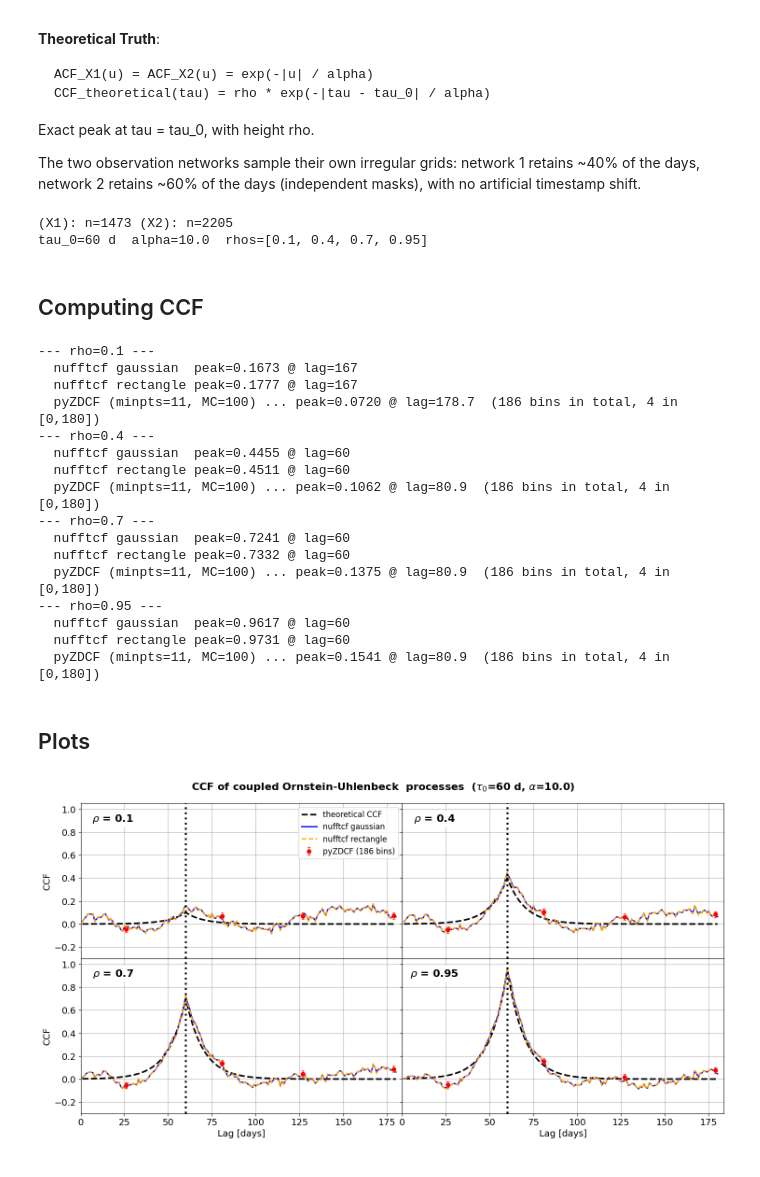
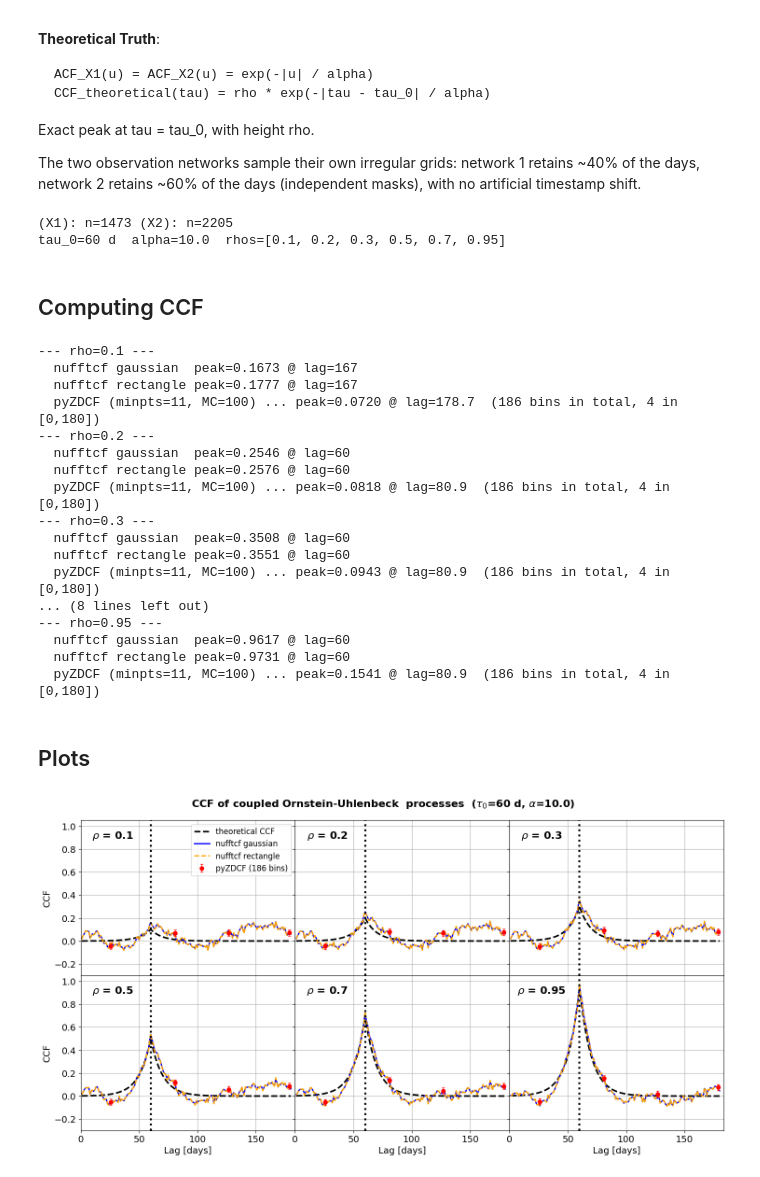
Before and after one commit to jecampagne/nufftcf, a Jupyter notebook: notebook/nufftcf_ccf_demo.ipynb, the cells around one changed output. Cells and saved outputs as stored; diff of their text form; code cells hidden in the pictures.

```diff
--- a/notebook/nufftcf_ccf_demo.ipynb
+++ b/notebook/nufftcf_ccf_demo.ipynb
@@ -335,7 +335,7 @@ network 2 retains ~60% of the days (independent masks), with no artificial times
 # --- new parameters (n_days, lags, bin_width, idx_full, ref_date, t_common) ---
 alpha_xy = 10.0
 tau_0_xy = 60
-rhos     = [0.1, 0.4, 0.7, 0.95]
+rhos     = [0.1, 0.2, 0.3, 0.5, 0.7, 0.95]
 
 rng_xy = np.random.default_rng(123)
 
@@ -365,7 +365,7 @@ print(f"(X1): n={mask1.sum()} (X2): n={mask2.sum()}")
 print(f"tau_0={tau_0_xy} d  alpha={alpha_xy}  rhos={rhos}")
 # %% [output]
 (X1): n=1473 (X2): n=2205
-tau_0=60 d  alpha=10.0  rhos=[0.1, 0.4, 0.7, 0.95]
+tau_0=60 d  alpha=10.0  rhos=[0.1, 0.2, 0.3, 0.5, 0.7, 0.95]
 # %% [markdown]
 ## Computing CCF
 # %%
@@ -406,14 +406,15 @@ for rho in rhos:
   nufftcf gaussian  peak=0.1673 @ lag=167
   nufftcf rectangle peak=0.1777 @ lag=167
   pyZDCF (minpts=11, MC=100) ... peak=0.0720 @ lag=178.7  (186 bins in total, 4 in [0,180])
---- rho=0.4 ---
-  nufftcf gaussian  peak=0.4455 @ lag=60
-  nufftcf rectangle peak=0.4511 @ lag=60
-  pyZDCF (minpts=11, MC=100) ... peak=0.1062 @ lag=80.9  (186 bins in total, 4 in [0,180])
---- rho=0.7 ---
-  nufftcf gaussian  peak=0.7241 @ lag=60
-  nufftcf rectangle peak=0.7332 @ lag=60
-  pyZDCF (minpts=11, MC=100) ... peak=0.1375 @ lag=80.9  (186 bins in total, 4 in [0,180])
+--- rho=0.2 ---
+  nufftcf gaussian  peak=0.2546 @ lag=60
+  nufftcf rectangle peak=0.2576 @ lag=60
+  pyZDCF (minpts=11, MC=100) ... peak=0.0818 @ lag=80.9  (186 bins in total, 4 in [0,180])
+--- rho=0.3 ---
+  nufftcf gaussian  peak=0.3508 @ lag=60
+  nufftcf rectangle peak=0.3551 @ lag=60
+  pyZDCF (minpts=11, MC=100) ... peak=0.0943 @ lag=80.9  (186 bins in total, 4 in [0,180])
+... (8 lines left out)
 --- rho=0.95 ---
   nufftcf gaussian  peak=0.9617 @ lag=60
   nufftcf rectangle peak=0.9731 @ lag=60
@@ -422,7 +423,7 @@ for rho in rhos:
 ## Plots
 # %%
 def plot_xy_case(results_xy, rhos, lags, tau_0, alpha,  figfile="figsave.pdf"):
-    fig, axes = plt.subplots(2, 2, figsize=(15, 8), sharex=True, sharey=True,gridspec_kw={"wspace": 0,"hspace":0})
+    fig, axes = plt.subplots(2, 3, figsize=(15, 8), sharex=True, sharey=True,gridspec_kw={"wspace": 0,"hspace":0})
     fig.suptitle(fr"CCF of coupled Ornstein-Uhlenbeck  processes  ($\tau_0$={tau_0} d, $\alpha$={alpha})")
 
     for idx,(ax, rho) in enumerate(zip(axes.flat, rhos)):
@@ -433,34 +434,35 @@ def plot_xy_case(results_xy, rhos, lags, tau_0, alpha,  figfile="figsave.pdf"):
         elo   = z["-err(dcf)"].to_numpy()
         ehi   = z["+err(dcf)"].to_numpy()
 
+
         ax.plot(lags, res["truth"], color="black", lw=2.5, ls="--",label="theoretical CCF")
         ax.plot(lags, res["c_gn"], color="blue", lw=2, label="nufftcf gaussian")
         ax.plot(lags, res["c_rn"], color="orange", lw=2, ls="--", label="nufftcf rectangle")
         ax.errorbar(tau_z, dcf_z, yerr=[elo, ehi],
                     fmt="o", ms=6, color="red", elinewidth=0.8, capsize=2,
                     label=f"pyZDCF ({len(z)} bins)", zorder=10)
 
         ax.axvline(tau_0, color="k", lw=3, ls=":")
-        ax.text(0.1, 0.9, fr"$\rho$ = {rho}", horizontalalignment='center',
+        ax.text(0.15, 0.9, fr"$\rho$ = {rho}", horizontalalignment='center',
                 verticalalignment='center', transform=ax.transAxes, fontsize=16,
                 fontweight='bold',bbox=dict(facecolor='white', alpha=1, edgecolor='none'))
 
         ax.set_xlim(0, lags.max()*1.02)
         ax.set_ylim(-0.3, 1.05)
         if idx==0:
           ax.legend()
 
     for ax in axes[:, 0]:
         ax.set_ylabel("CCF")
     for ax in axes[-1, :]:
         ax.set_xlabel("Lag [days]")
     for ax in axes.ravel():
         ax.grid()
 
     plt.tight_layout()
     plt.savefig(figfile, format="pdf", bbox_inches="tight", dpi=200)
     plt.show()
 
 plot_xy_case(results_xy, rhos, lags_xy, tau_0_xy, alpha_xy, figfile="zdcf_nufftcf_OUproc_rho_ccf.pdf" )
 # %% [output]
-[figure, old version]
+[figure, new version]
```
